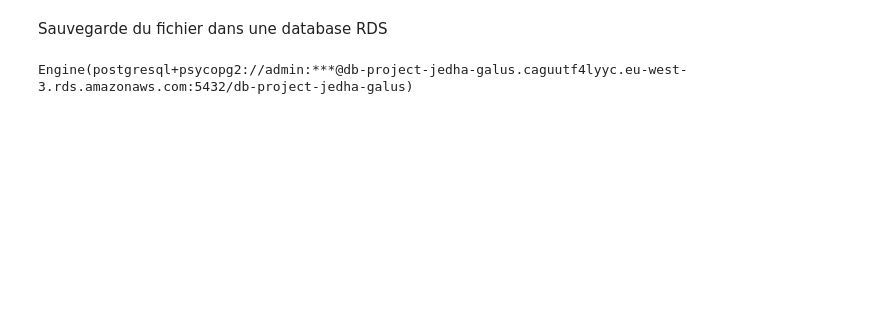
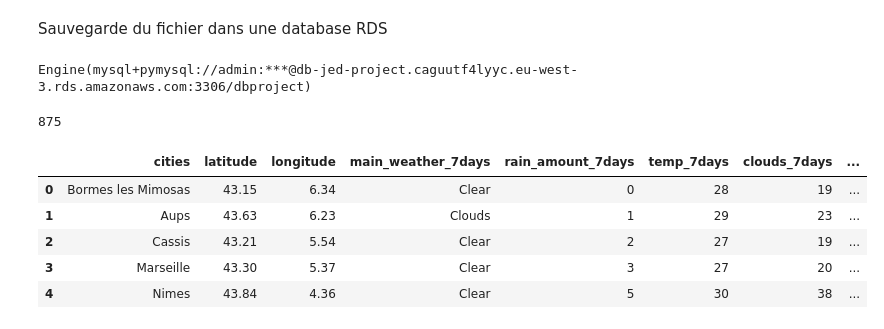
Before and after one commit to loft897/Plan-your-trip-with-Kayak, a Jupyter notebook: kayak.ipynb, the cells around one changed output. Saved outputs shown, nothing was run; the diff lists cells and outputs as text; code cells hidden in the pictures; blank space fills up the shorter version.

```diff
--- a/kayak.ipynb
+++ b/kayak.ipynb
@@ -250,14 +248,15 @@ login = open("login.txt", "r").readlines()
 # Configuration de RDS
 
 filename = "booking_data.csv"
-
 
 s3.download_file(bucketname, filename, filename)
 
 data = pd.read_csv(filename)
 
 # Connexion à la base de données MySQL
-engine = create_engine(f"postgresql://{login[0].strip()}:{login[1].strip()}@{login[2].strip()}:{login[3].strip()}/{login[4].strip()}")
+
+# engine = create_engine(f"mysql+pymysql://{DBUSER}:{DBPASS}@{DBHOST}:{PORT}/{DBNAME}")
+engine = create_engine(f"mysql+pymysql://{login[0].strip()}:{login[1].strip()}@{login[2].strip()}:{login[3].strip()}/{login[4].strip()}")
 
 # Stocker les données dans la base de données
 data.to_sql('booking_data', con=engine, index=False, if_exists='replace')
@@ -266,4 +265,4 @@ os.remove(filename)
 # %%
 engine
 # %% [output]
-Engine(postgresql+psycopg2://admin:***@db-project-jedha-galus.caguutf4lyyc.eu-west-3.rds.amazonaws.com:5432/db-project-jedha-galus)
+Engine(mysql+pymysql://admin:***@db-jed-project.caguutf4lyyc.eu-west-3.rds.amazonaws.com:3306/dbproject)
@@ -269,0 +271,20 @@ Engine(postgresql+psycopg2://admin:***@db-project-jedha-galus.caguutf4lyyc.eu-we
+# %%
+# stocker les données météo et de réservation sous forme de tables SQL
+
+weather_data.to_sql('weather', con=engine, if_exists='replace', index=False)
+booking_data.to_sql('booking', con=engine, if_exists='replace', index=False)
+# %% [output]
+875
+# %%
+# Obtenir des données météorologiques à partir d'une table SQL
+
+weather_query = text("SELECT * FROM weather WHERE quality > 10 ORDER BY quality DESC LIMIT 5")
+weather_selection = pd.read_sql(weather_query, engine)
+weather_selection.head()
+# %% [output]
+|  | cities | latitude | longitude | main_weather_7days | rain_amount_7days | temp_7days | clouds_7days | ... |
+| 0 | Bormes les Mimosas | 43.15 | 6.34 | Clear | 0 | 28 | 19 | ... |
+| 1 | Aups | 43.63 | 6.23 | Clouds | 1 | 29 | 23 | ... |
+| 2 | Cassis | 43.21 | 5.54 | Clear | 2 | 27 | 19 | ... |
+| 3 | Marseille | 43.30 | 5.37 | Clear | 3 | 27 | 20 | ... |
+| 4 | Nimes | 43.84 | 4.36 | Clear | 5 | 30 | 38 | ... |
```
Also changed, not shown: parts of 8 cells of this notebook, 1 other file.
